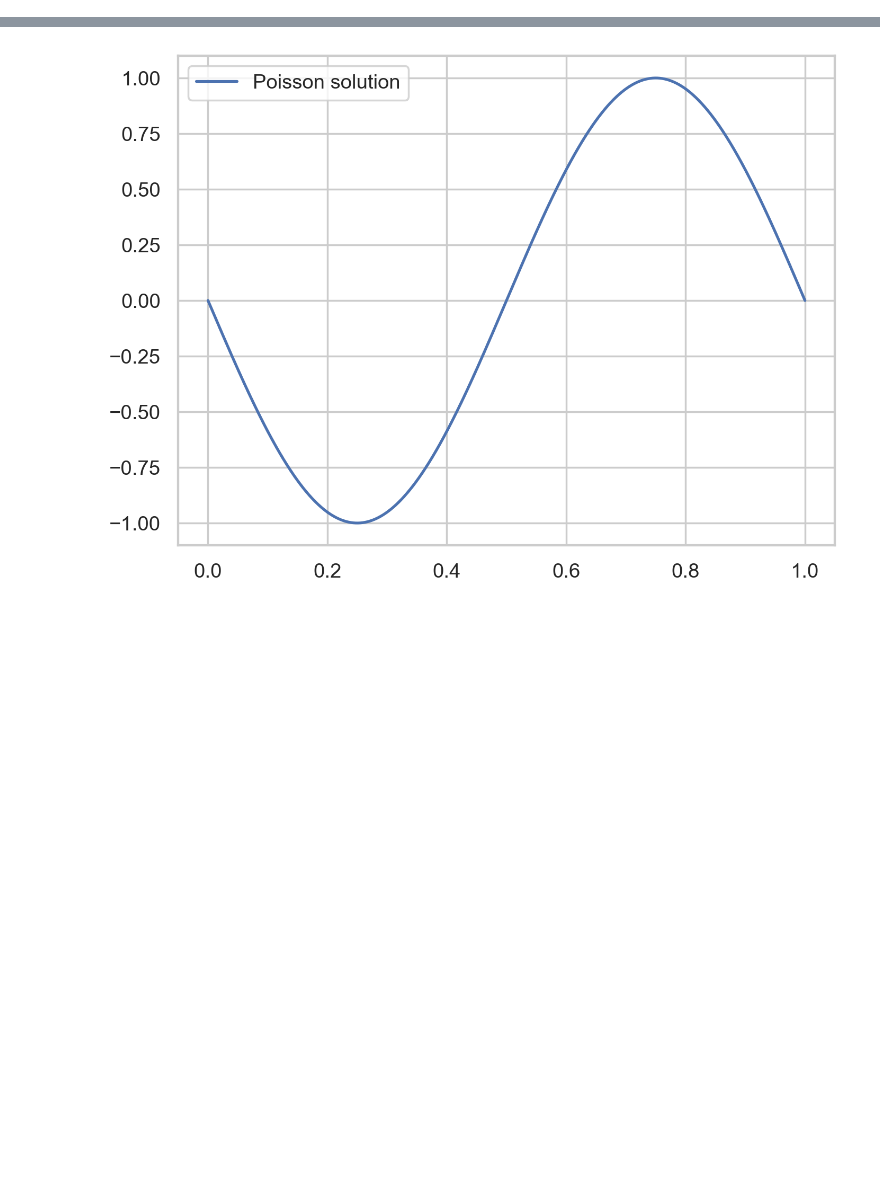
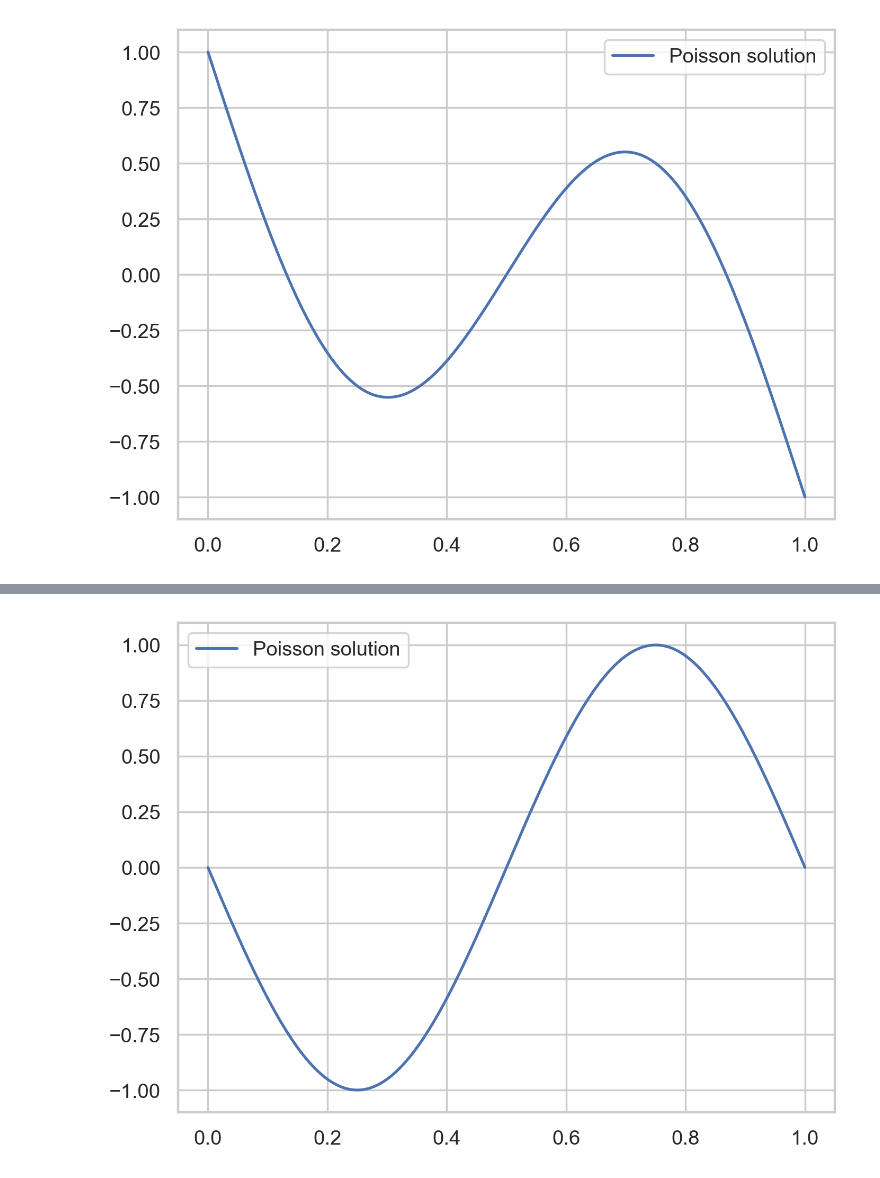
Before and after one commit to Nigel-Shen/StateRedistribution, a Jupyter notebook: DGSRD_elliptic.ipynb, the cells around one changed output, grey strips where cells are left out. Drawn from its saved outputs; the diff is of its cells as text; code cells hidden in the pictures; blank space fills up the shorter version.

```diff
--- a/DGSRD_elliptic.ipynb
+++ b/DGSRD_elliptic.ipynb
@@ -458 +477,16 @@ def compute_F(U, srd=True):
+# %%
+F = initialize(lambda x: (2*np.pi)**2 * np.sin(2*np.pi*x), grid, p)
+F = F.flatten() - b_hat
+U = np.linalg.solve(Adense, F)
+U = np.reshape(U, (N, p+1))
+
+func_U  = evaluate_sol(U, grid)
+xs      = np.linspace(0, L, 1000)
+us      = do_op(func_U, xs)
+fig, ax = plt.subplots(dpi=250)
+ax.plot(xs, us, label="Poisson solution")
+ax.legend()
+plt.show()
+# %% [output]
+[figure, added]
 # %%
```
Also changed, not shown: parts of 20 cells of this notebook.
